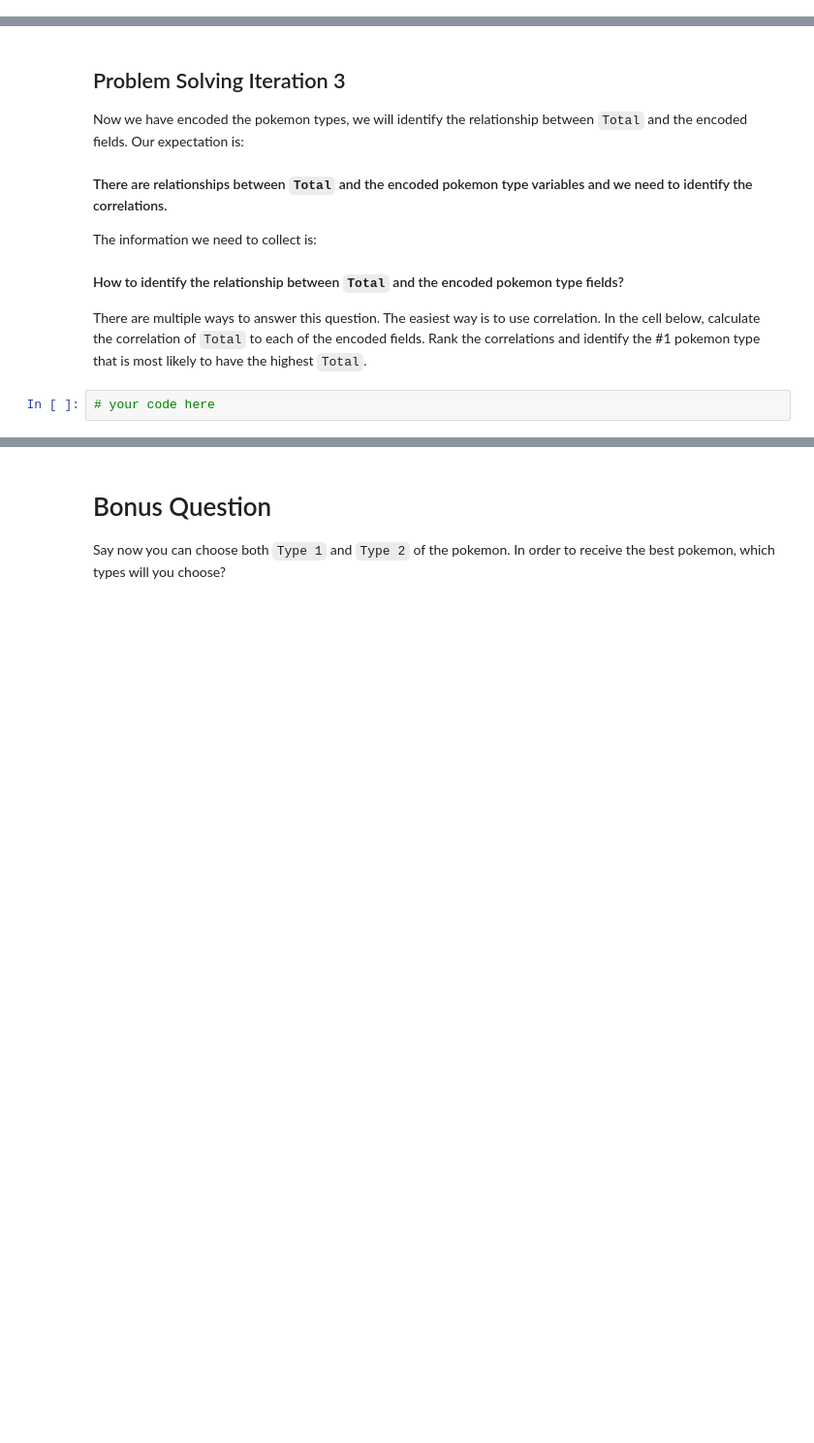
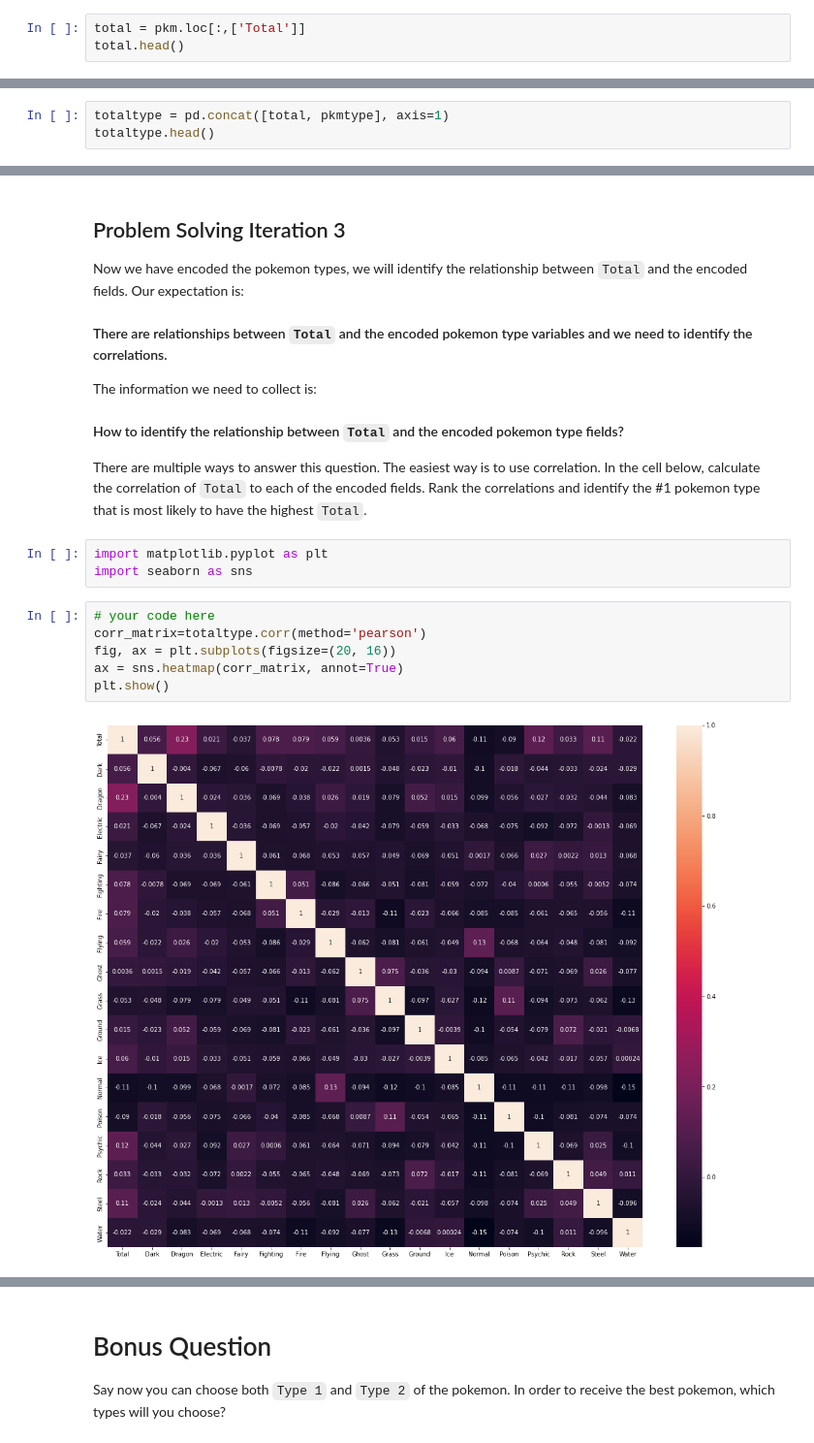
Before and after one commit to NicolasVollmer/lab-dataframe-calculations, a Jupyter notebook: your-code/challenge-2.ipynb, the cells around one changed output, grey strips where cells are left out. Shown at 97% size. Drawn from its saved outputs; the diff is of its cells as text; blank space fills up the shorter version.

```diff
--- a/your-code/challenge-2.ipynb
+++ b/your-code/challenge-2.ipynb
@@ -146,0 +167,3 @@ AttributeError: 'numpy.ndarray' object has no attribute 'dropna'
+# %%
+total = pkm.loc[:,['Total']]
+total.head()
@@ -146,0 +177,3 @@ AttributeError: 'numpy.ndarray' object has no attribute 'dropna'
+# %%
+totaltype = pd.concat([total, pkmtype], axis=1)
+totaltype.head()
@@ -156,5 +196,14 @@ The information we need to collect is:
 #### How to identify the relationship between `Total` and the encoded pokemon type fields?
 
 There are multiple ways to answer this question. The easiest way is to use correlation. In the cell below, calculate the correlation of `Total` to each of the encoded fields. Rank the correlations and identify the #1 pokemon type that is most likely to have the highest `Total`.
-# %%
-# your code here
+# %%
+import matplotlib.pyplot as plt
+import seaborn as sns
+# %%
+# your code here
+corr_matrix=totaltype.corr(method='pearson')
+fig, ax = plt.subplots(figsize=(20, 16))
+ax = sns.heatmap(corr_matrix, annot=True)
+plt.show()
+# %% [output]
+[figure, added]
```
Also changed, not shown: parts of 11 cells of this notebook, 1 other file.
